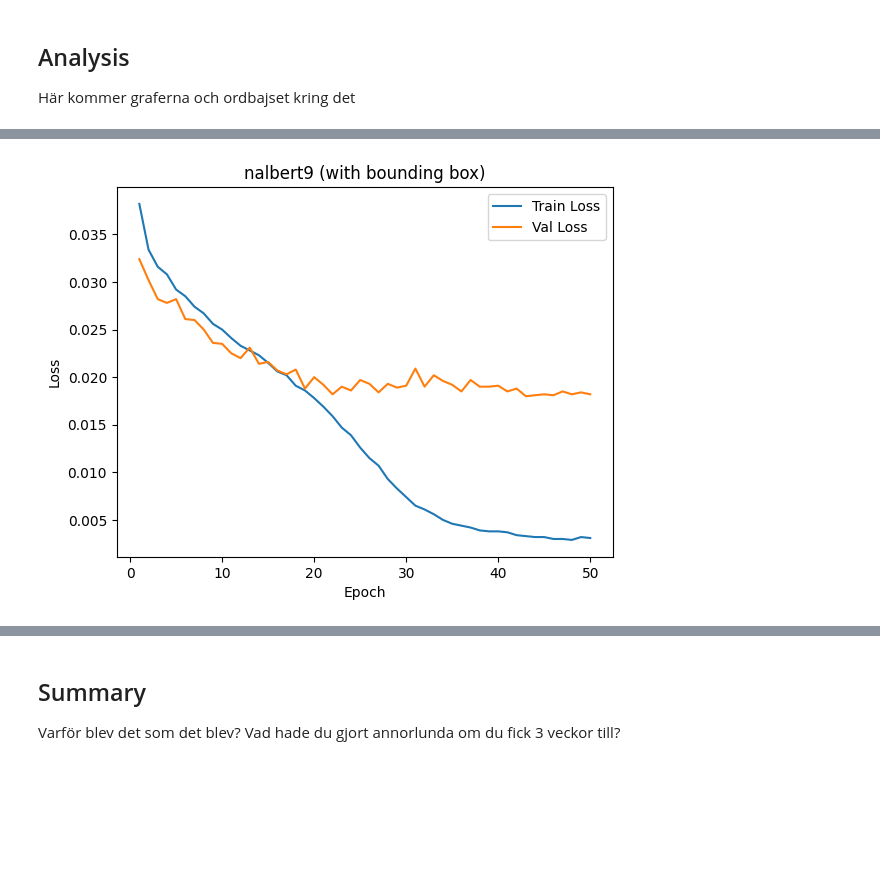
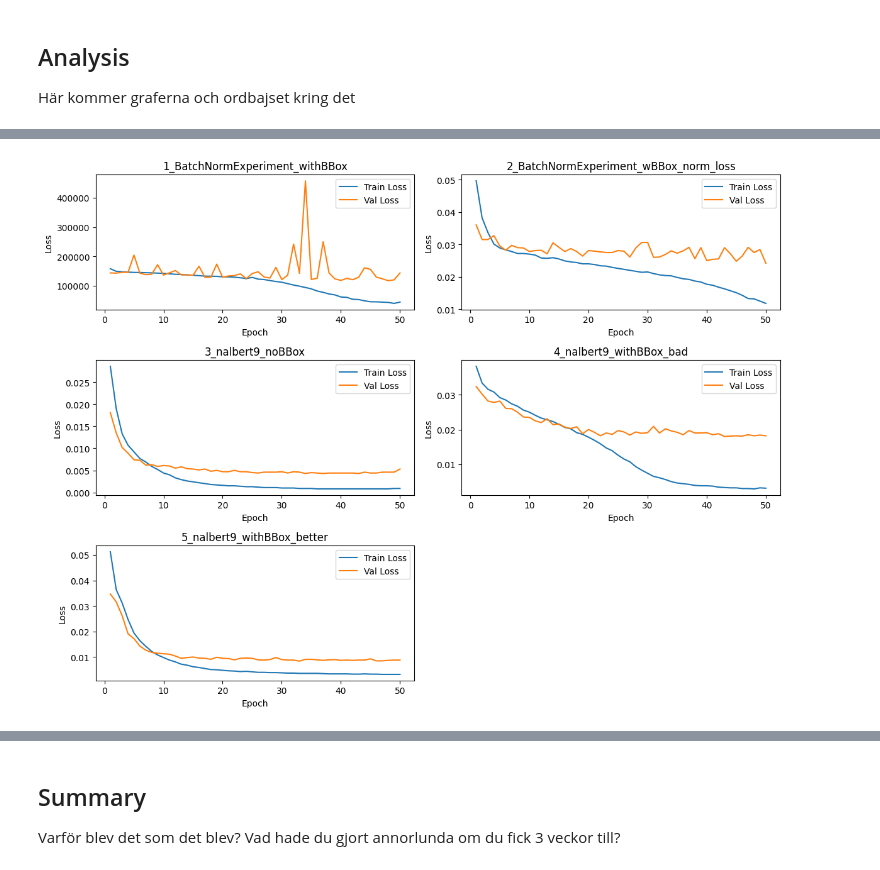
Before and after one commit to Zeepat/face-keypoint-detection, a Jupyter notebook: isak/RAPPORT_ISAK.ipynb, the cells around one changed output, grey strips where cells are left out. Saved outputs shown, nothing was run; the diff lists cells and outputs as text; code cells hidden in the pictures; blank space fills up the shorter version.

Commit message:
some cleanup in /isak/ + rapport progress

```diff
--- a/isak/RAPPORT_ISAK.ipynb
+++ b/isak/RAPPORT_ISAK.ipynb
@@ -165,6 +274,4 @@ plot_loss(e,l,v, title='nalbert9 (without bounding box)')
-# %%
-e, l, v = extract_data('isak/fourth50')
-
-plot_loss(e,l,v, title='nalbert9 (with bounding box)')
-# %% [output]
-[figure, removed]
+# %%
+plot_grid_losses('logs/')
+# %% [output]
+[figure, added]
```
Also changed, not shown: parts of 6 cells of this notebook, 13 other files.
